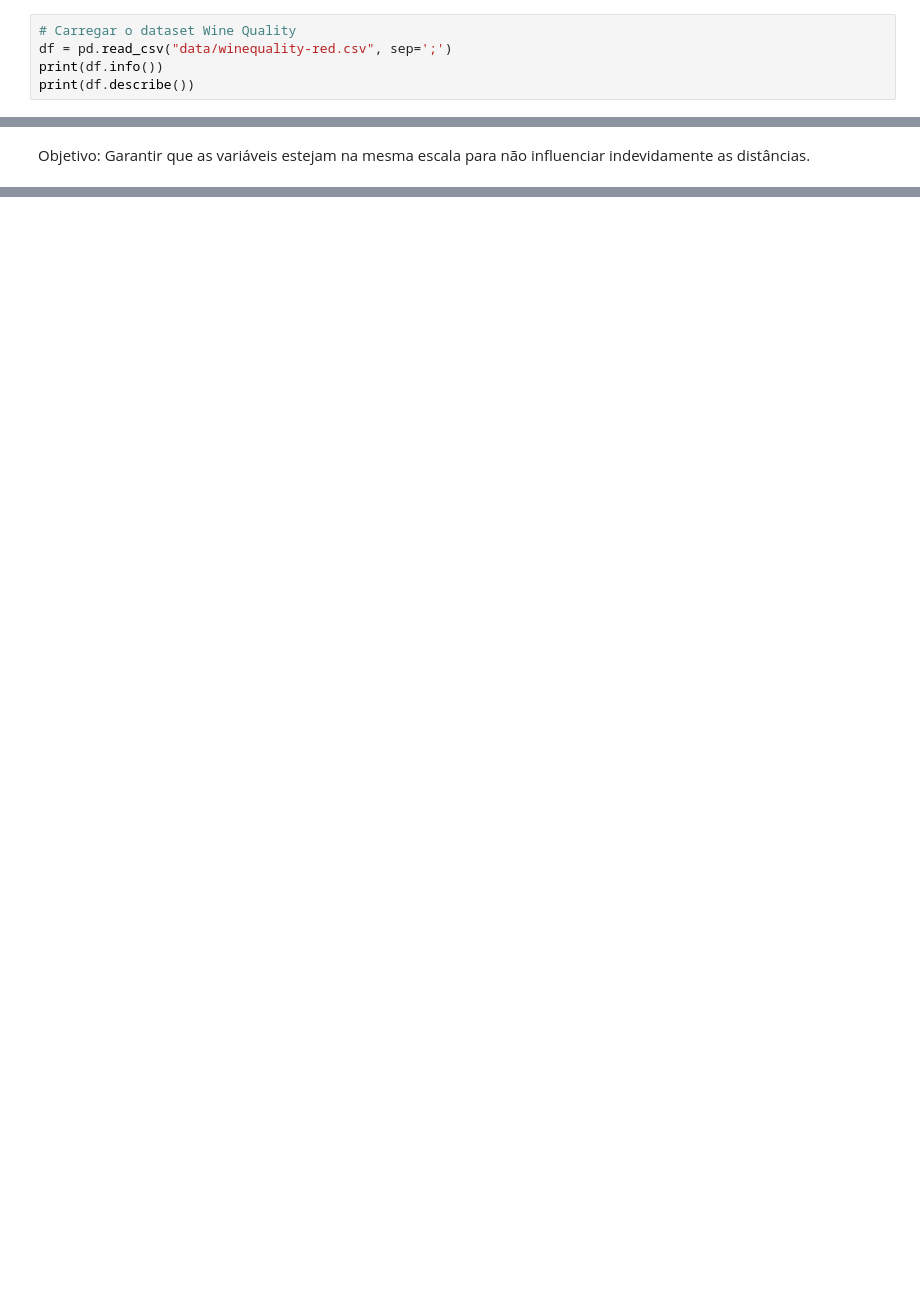
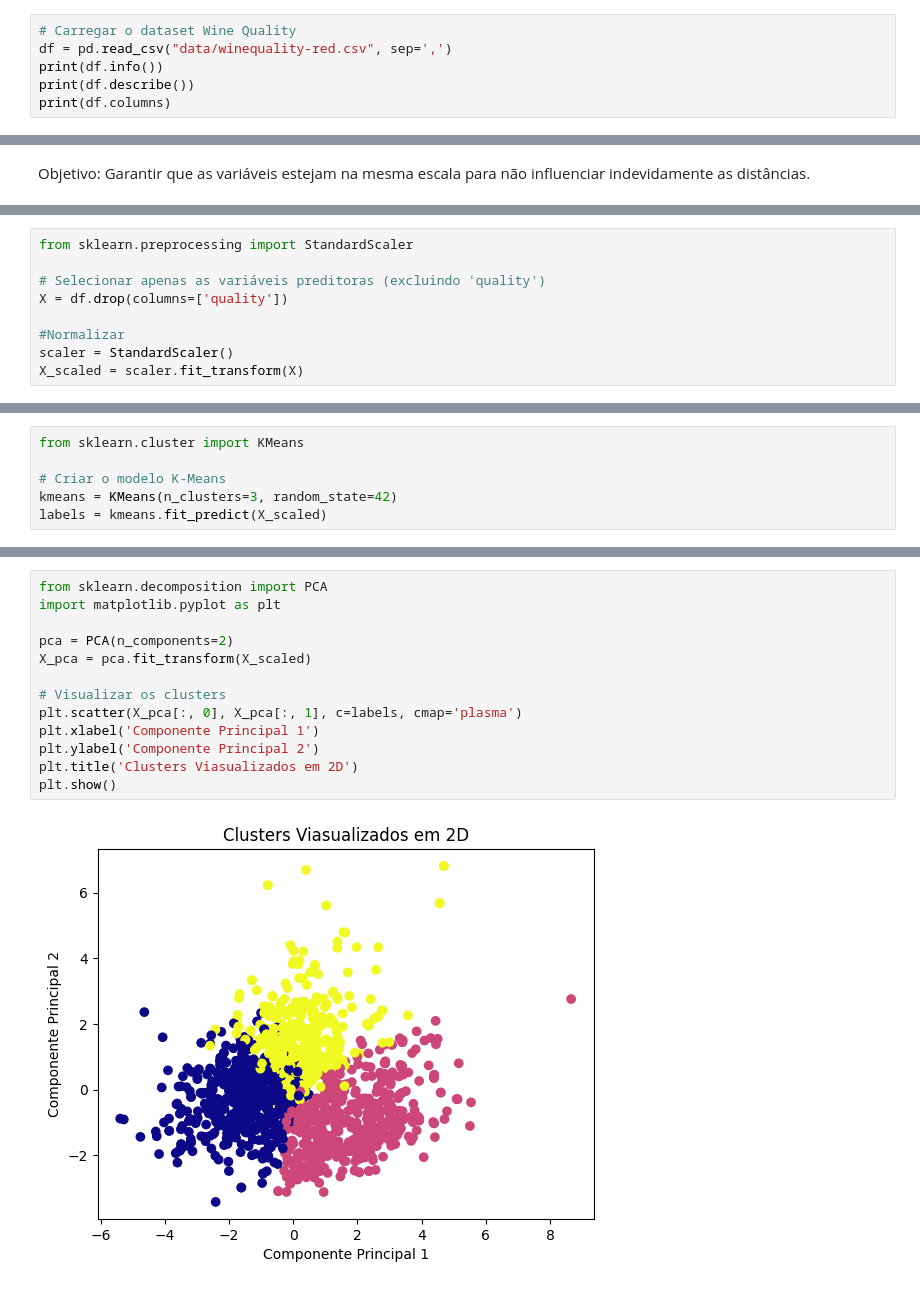
Before and after one commit to jpedrodias/FundamentosModelosAnaliticosPython, a Jupyter notebook: Week04/exemplos.ipynb, the cells around one changed output, grey strips where cells are left out. Saved outputs shown, nothing was run; the diff lists cells and outputs as text; blank space fills up the shorter version.

```diff
--- a/Week04/exemplos.ipynb
+++ b/Week04/exemplos.ipynb
@@ -413,9 +410,10 @@ Passo 1: Carregar e explorar os dados
 import pandas as pd
 # %%
 # Carregar o dataset Wine Quality
-df = pd.read_csv("data/winequality-red.csv", sep=';')
+df = pd.read_csv("data/winequality-red.csv", sep=',')
 print(df.info())
 print(df.describe())
+print(df.columns)
 # %% [output]
 <class 'pandas.core.frame.DataFrame'>
 RangeIndex: 1599 entries, 0 to 1598
@@ -437,0 +439,9 @@ Objetivo: Garantir que as variáveis estejam na mesma escala para não influenci
+# %%
+from sklearn.preprocessing import StandardScaler
+
+# Selecionar apenas as variáveis preditoras (excluindo 'quality')
+X = df.drop(columns=['quality'])
+
+#Normalizar
+scaler = StandardScaler()
+X_scaled = scaler.fit_transform(X)
@@ -437,0 +452,6 @@ Objetivo: Garantir que as variáveis estejam na mesma escala para não influenci
+# %%
+from sklearn.cluster import KMeans
+
+# Criar o modelo K-Means
+kmeans = KMeans(n_clusters=3, random_state=42)
+labels = kmeans.fit_predict(X_scaled)
@@ -437,0 +471,15 @@ Objetivo: Garantir que as variáveis estejam na mesma escala para não influenci
+# %%
+from sklearn.decomposition import PCA
+import matplotlib.pyplot as plt
+
+pca = PCA(n_components=2)
+X_pca = pca.fit_transform(X_scaled)
+
+# Visualizar os clusters
+plt.scatter(X_pca[:, 0], X_pca[:, 1], c=labels, cmap='plasma')
+plt.xlabel('Componente Principal 1')
+plt.ylabel('Componente Principal 2')
+plt.title('Clusters Viasualizados em 2D')
+plt.show()
+# %% [output]
+[figure, added]
```
Also changed, not shown: parts of 28 cells of this notebook, 1 other file.
